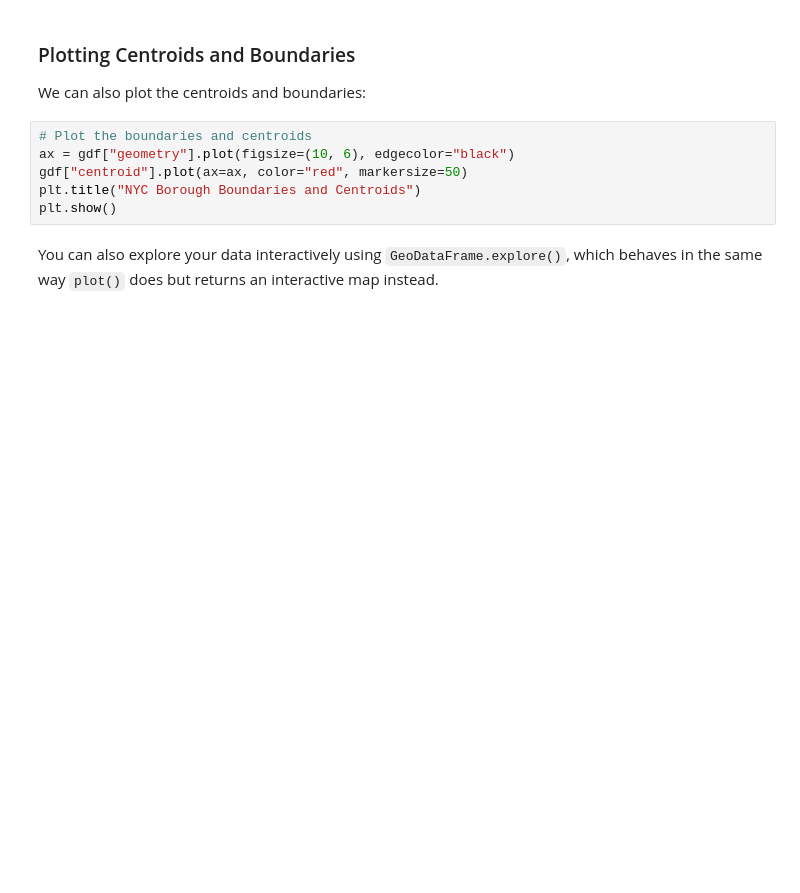
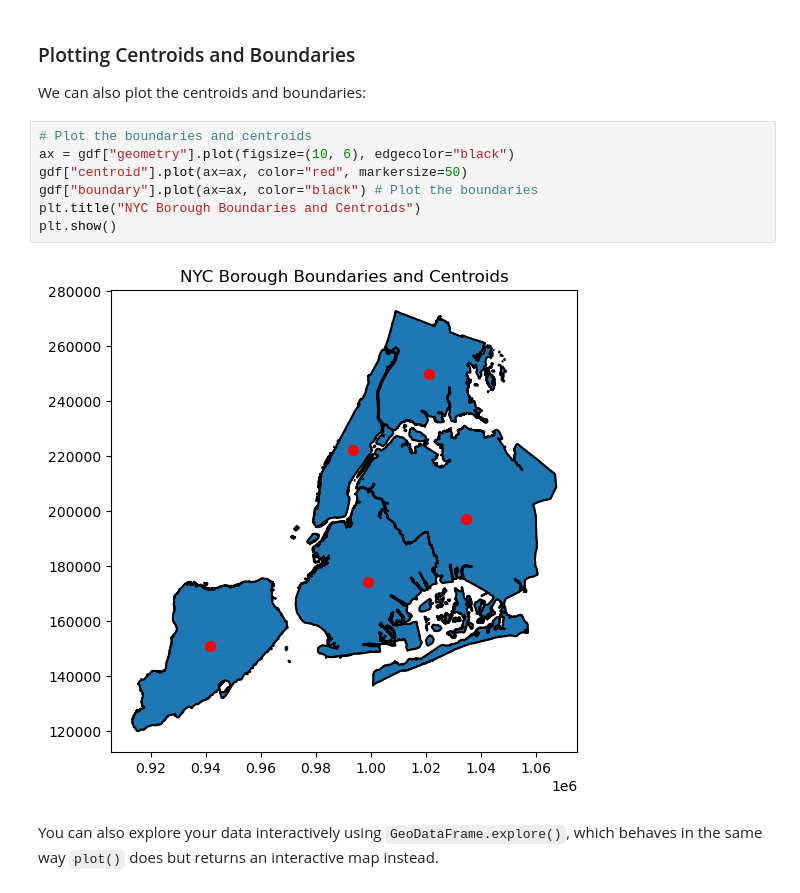
Before and after one commit to Raswanth-Prasath/Intro-to-GIS-Programming, a Jupyter notebook: book/geospatial/geopandas.ipynb, the cells around one changed output. Drawn from its saved outputs; the diff is of its cells as text; blank space fills up the shorter version.

```diff
--- a/book/geospatial/geopandas.ipynb
+++ b/book/geospatial/geopandas.ipynb
@@ -199,9 +235,12 @@ We can also plot the centroids and boundaries:
 # %%
 # Plot the boundaries and centroids
 ax = gdf["geometry"].plot(figsize=(10, 6), edgecolor="black")
 gdf["centroid"].plot(ax=ax, color="red", markersize=50)
+gdf["boundary"].plot(ax=ax, color="black") # Plot the boundaries
 plt.title("NYC Borough Boundaries and Centroids")
 plt.show()
+# %% [output]
+[figure, added]
 # %% [markdown]
 You can also explore your data interactively using `GeoDataFrame.explore()`, which behaves in the same way `plot()` does but returns an interactive map instead.
 # %%
```
Also changed, not shown: parts of 18 cells of this notebook.
